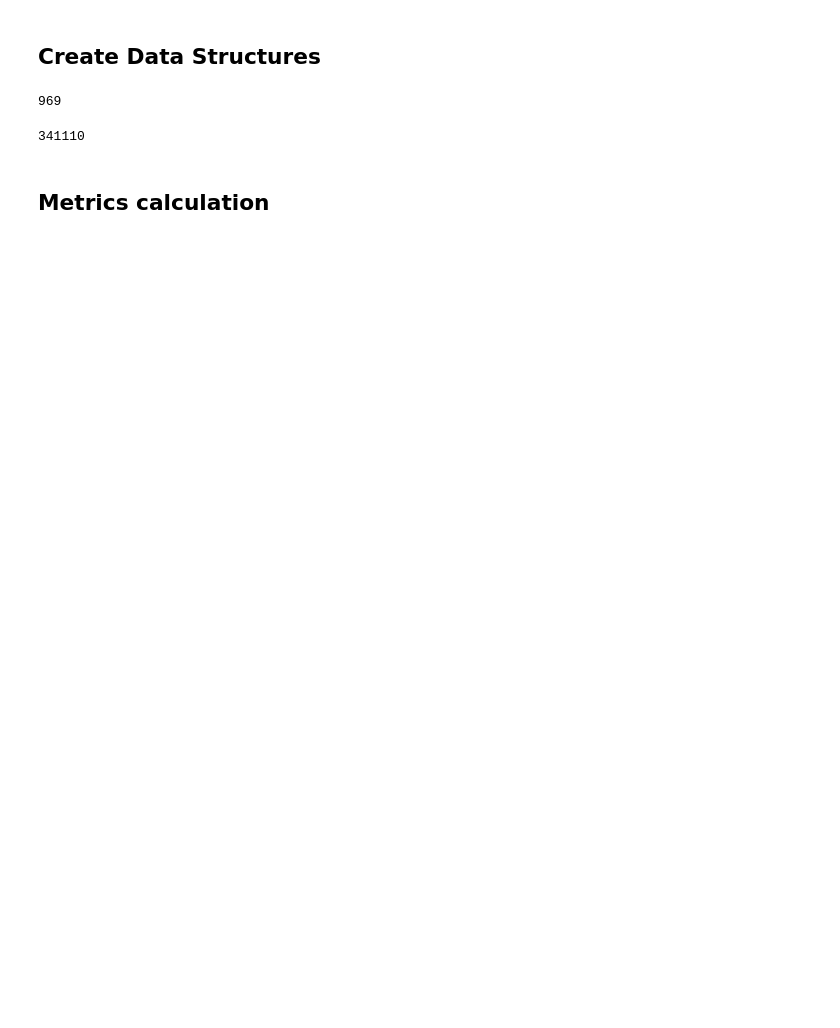
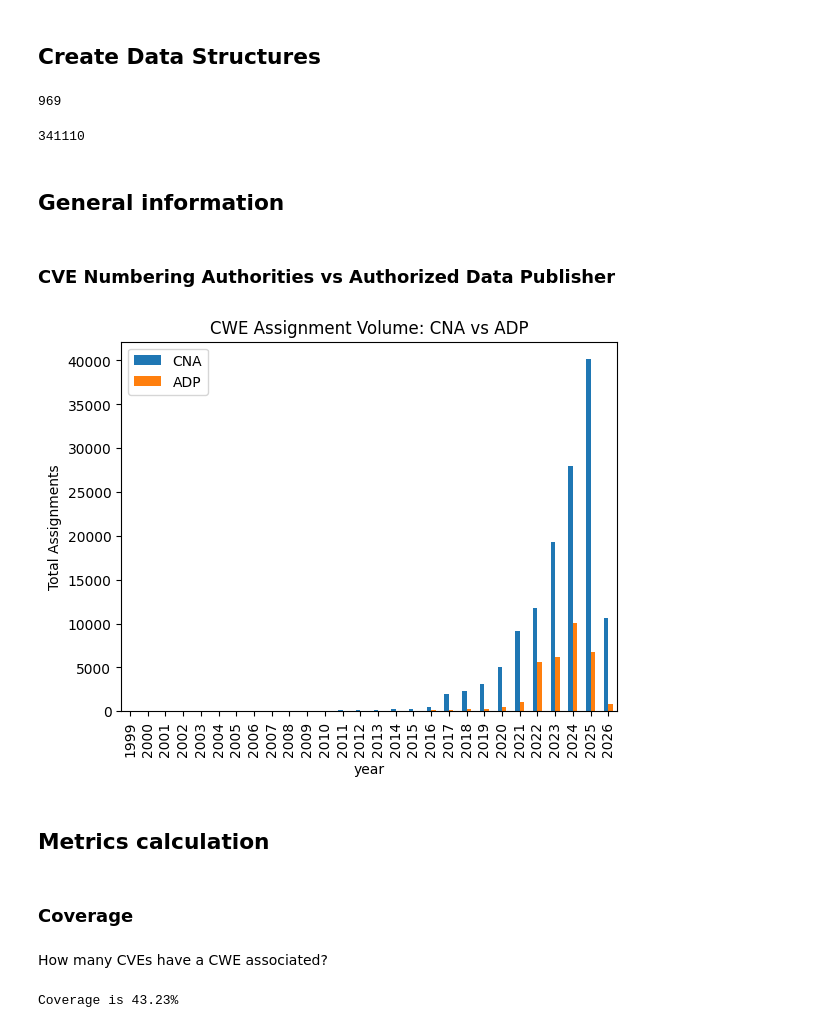
Before and after one commit to AndyVale/CVEvsCWE, a Jupyter notebook: analysis.ipynb, the cells around one changed output. Cells and saved outputs as stored; diff of their text form; code cells hidden in the pictures; blank space fills up the shorter version.

```diff
--- a/analysis.ipynb
+++ b/analysis.ipynb
@@ -63,8 +83,7 @@ def extract_cwes(container):
     return list(set(found))
 
 def parse_all_cves(base_path):
-    records = []
-    # Use glob to find all json files in the nested structure
+    records =[]
     file_paths = glob.glob(f"{base_path}/**/*.json", recursive=True)
 
     for path in file_paths:
@@ -72,30 +91,34 @@ def parse_all_cves(base_path):
             try:
                 data = json.load(f)
                 cve_id = data['cveMetadata']['cveId']
-                published_date = data['cveMetadata'].get('datePublished', None)
 
                 # Extract from CNA
                 cna_cwes = extract_cwes(data['containers'].get('cna', {}))
-                # Extract from ADP (there might be multiple ADPs)
-                adp_cwes = []
-                for adp in data['containers'].get('adp', []):
+
+                # Extract from ADP
+                adp_cwes =[]
+                for adp in data['containers'].get('adp',[]):
                     adp_cwes.extend(extract_cwes(adp))
 
-                # Store result
+                # Check for valid CWEs by removing "CWE-noinfo" from the combined set
+                valid_cwes = set(cna_cwes + adp_cwes) - {"CWE-noinfo"}
+
                 records.append({
                     'cve_id': cve_id,
                     'year': cve_id.split('-')[1],
-                    'published_date': published_date,
+                    'published_date': data['cveMetadata'].get('datePublished', None),
                     'cna_cwes': cna_cwes,
                     'adp_cwes': adp_cwes,
-                    'has_cwe': len(cna_cwes) > 0 or len(adp_cwes) > 0
+                    'has_cwe': len(valid_cwes) > 0  # True only if real CWEs exist
                 })
-            except Exception as e:
+            except Exception:
                 continue # Skip malformed files
 
     return pd.DataFrame(records)
 
 df_cve = parse_all_cves('cvelistV5/cves')
+
+df_cve = parse_all_cves('cvelistV5/cves')
 # %%
 len(df_cwe_metadata)
 # %% [output]
@@ -107,2 +136,15 @@ len(df_cve)
+# %% [markdown]
+## General information
+# %% [markdown]
+### CVE Numbering Authorities vs Authorized Data Publisher
+# %%
+cwe_volume = df_cve.assign(
+    CNA=df_cve['cna_cwes'].map(len),
+    ADP=df_cve['adp_cwes'].map(len)
+).groupby('year')[['CNA', 'ADP']].sum()
+
+cwe_volume.plot.bar(title='CWE Assignment Volume: CNA vs ADP', ylabel='Total Assignments');
+# %% [output]
+[figure, added]
 # %% [markdown]
 ## Metrics calculation
@@ -110,0 +151,9 @@ len(df_cve)
+# %% [markdown]
+### Coverage
+# %% [markdown]
+How many CVEs have a CWE associated?
+# %%
+coverage = len(df_cve[df_cve["has_cwe"]==True])/len(df_cve)
+print(f"Coverage is {coverage*100:.2f}%")
+# %% [output]
+Coverage is 43.23%
```
Also changed, not shown: parts of 22 cells of this notebook.
